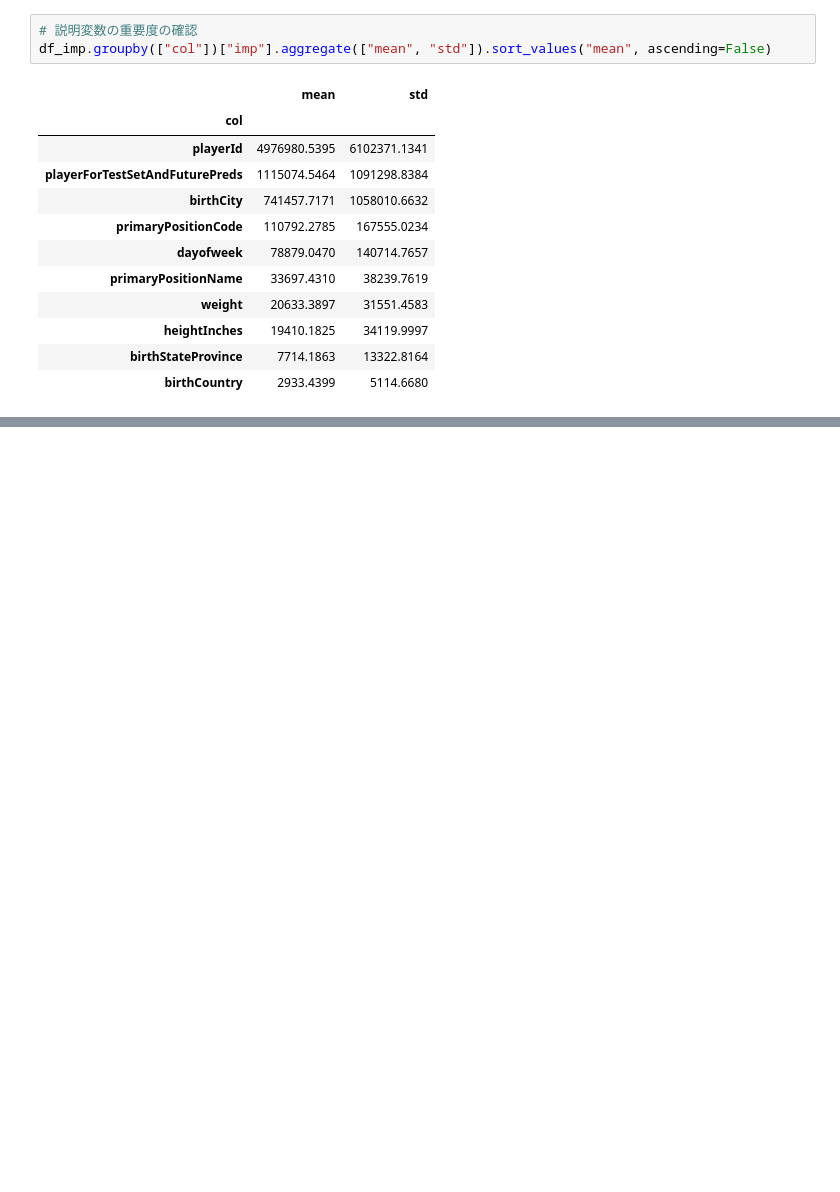
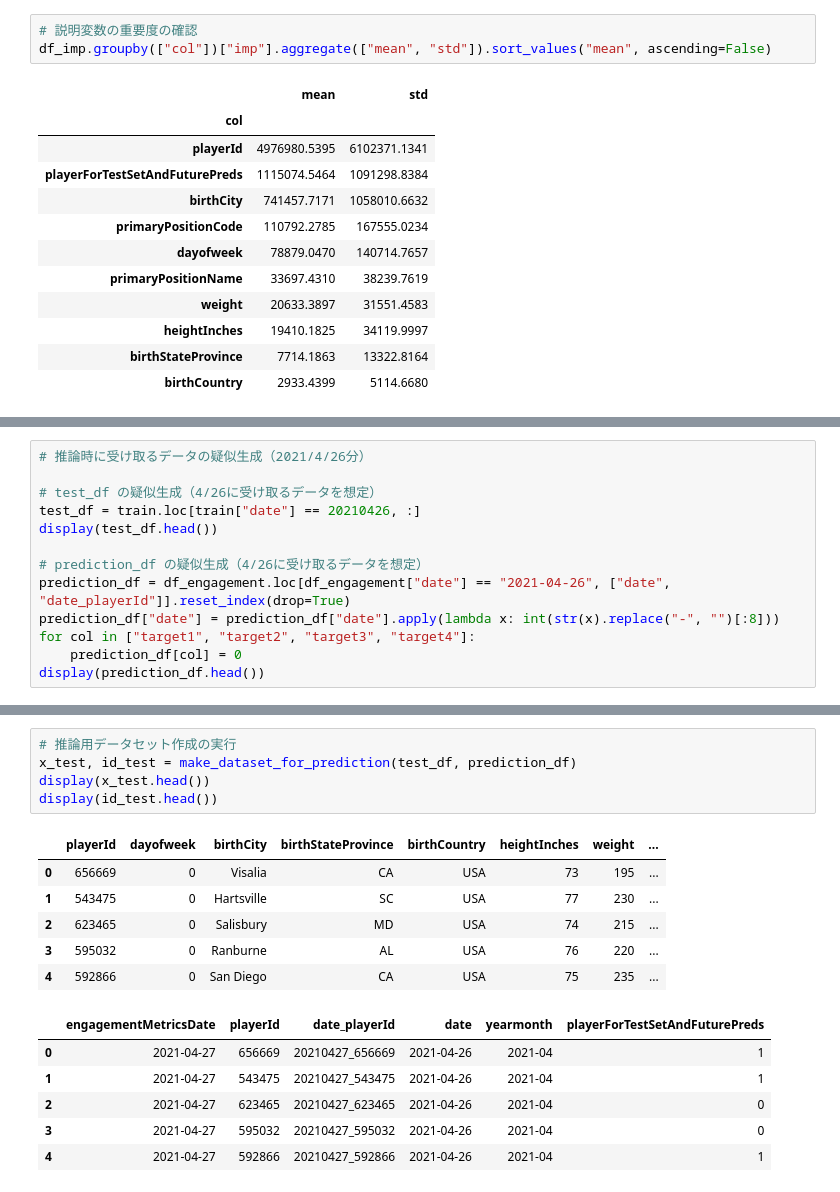
Before and after one commit to ginmaruGH/kaggle_ml_ric, a Jupyter notebook: ch08.ipynb, the cells around one changed output, grey strips where cells are left out. Cells and saved outputs as stored; diff of their text form; blank space fills up the shorter version.

```diff
--- a/ch08.ipynb
+++ b/ch08.ipynb
@@ -735,0 +780,13 @@ df_imp.groupby(["col"])["imp"].aggregate(["mean", "std"]).sort_values("mean", as
+# %%
+# 推論時に受け取るデータの疑似生成（2021/4/26分）
+
+# test_df の疑似生成（4/26に受け取るデータを想定）
+test_df = train.loc[train["date"] == 20210426, :]
+display(test_df.head())
+
+# prediction_df の疑似生成（4/26に受け取るデータを想定）
+prediction_df = df_engagement.loc[df_engagement["date"] == "2021-04-26", ["date", "date_playerId"]].reset_index(drop=True)
+prediction_df["date"] = prediction_df["date"].apply(lambda x: int(str(x).replace("-", "")[:8]))
+for col in ["target1", "target2", "target3", "target4"]:
+    prediction_df[col] = 0
+display(prediction_df.head())
@@ -735,0 +852,18 @@ df_imp.groupby(["col"])["imp"].aggregate(["mean", "std"]).sort_values("mean", as
+# %%
+# 推論用データセット作成の実行
+x_test, id_test = make_dataset_for_prediction(test_df, prediction_df)
+display(x_test.head())
+display(id_test.head())
+# %% [output]
+|  | playerId | dayofweek | birthCity | birthStateProvince | birthCountry | heightInches | weight | ... |
+| 0 | 656669 | 0 | Visalia | CA | USA | 73 | 195 | ... |
+| 1 | 543475 | 0 | Hartsville | SC | USA | 77 | 230 | ... |
+| 2 | 623465 | 0 | Salisbury | MD | USA | 74 | 215 | ... |
+| 3 | 595032 | 0 | Ranburne | AL | USA | 76 | 220 | ... |
+| 4 | 592866 | 0 | San Diego | CA | USA | 75 | 235 | ... |
+|  | engagementMetricsDate | playerId | date_playerId | date | yearmonth | playerForTestSetAndFuturePreds |
+| 0 | 2021-04-27 | 656669 | 20210427_656669 | 2021-04-26 | 2021-04 | 1 |
+| 1 | 2021-04-27 | 543475 | 20210427_543475 | 2021-04-26 | 2021-04 | 1 |
+| 2 | 2021-04-27 | 623465 | 20210427_623465 | 2021-04-26 | 2021-04 | 0 |
+| 3 | 2021-04-27 | 595032 | 20210427_595032 | 2021-04-26 | 2021-04 | 0 |
+| 4 | 2021-04-27 | 592866 | 20210427_592866 | 2021-04-26 | 2021-04 | 1 |
```
Also changed, not shown: parts of 35 cells of this notebook, 13 other files.
